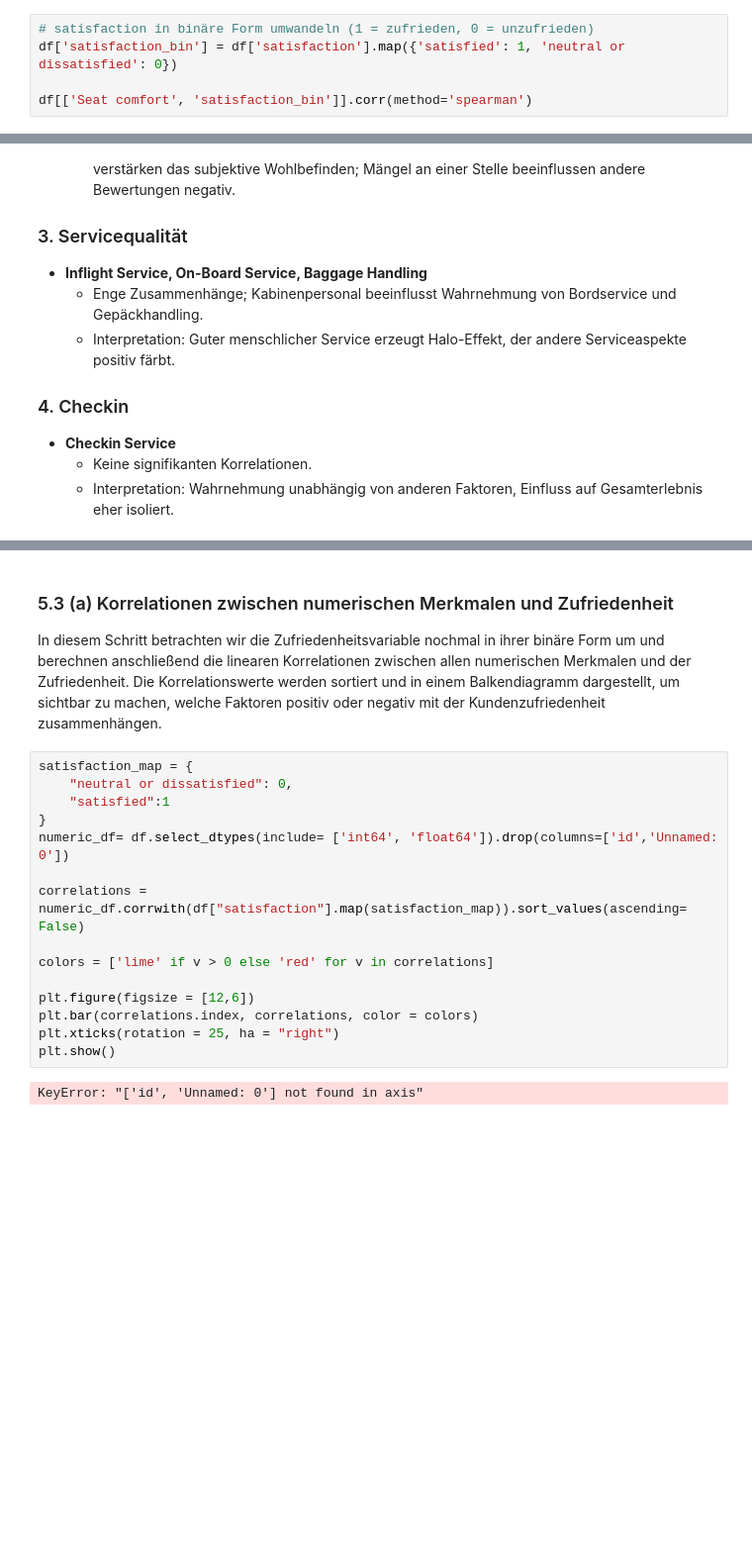
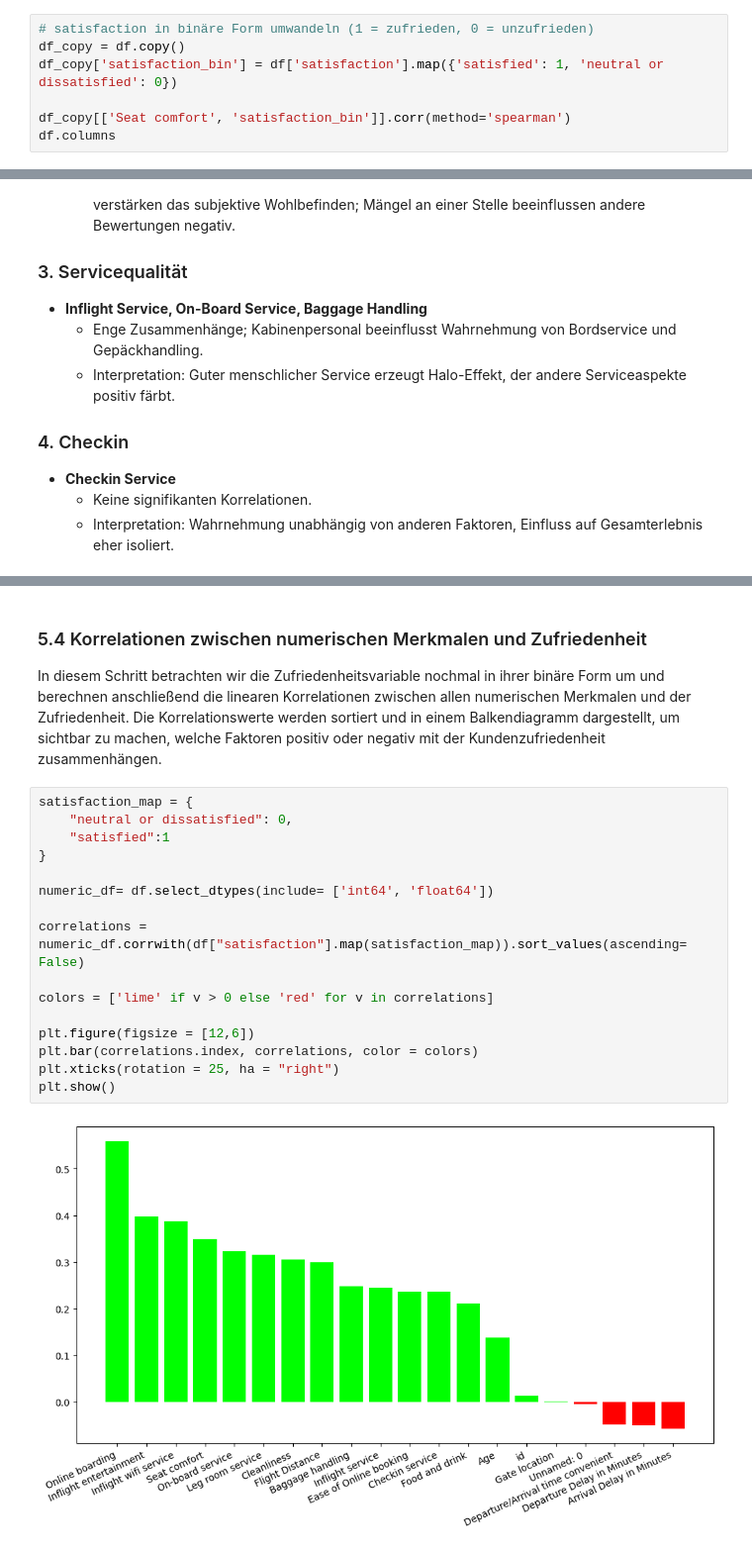
Before and after one commit to Sulphur1407/DSKI-Portfolio-1, a Jupyter notebook: PortfolioFinalVersion.ipynb, the cells around one changed output, grey strips where cells are left out. Shown: that part at 99% size. Cells and saved outputs as stored; diff of their text form; blank space fills up the shorter version.

```diff
--- a/PortfolioFinalVersion.ipynb
+++ b/PortfolioFinalVersion.ipynb
@@ -449,7 +545,9 @@ Basierend auf den Skalenniveaus in unserem Datensatz ergeben sich folgende Zuord
 Methode: Spearman (ordinal)
 # %%
 # satisfaction in binäre Form umwandeln (1 = zufrieden, 0 = unzufrieden)
-df['satisfaction_bin'] = df['satisfaction'].map({'satisfied': 1, 'neutral or dissatisfied': 0})
+df_copy = df.copy()
+df_copy['satisfaction_bin'] = df['satisfaction'].map({'satisfied': 1, 'neutral or dissatisfied': 0})
 
-df[['Seat comfort', 'satisfaction_bin']].corr(method='spearman')
+df_copy[['Seat comfort', 'satisfaction_bin']].corr(method='spearman')
+df.columns
 # %% [output]
@@ -555,21 +688,22 @@ plt.show()
 # %% [markdown]
-### 5.3 (a)  Korrelationen zwischen numerischen Merkmalen und Zufriedenheit
+### 5.4 Korrelationen zwischen numerischen Merkmalen und Zufriedenheit
 In diesem Schritt betrachten wir die Zufriedenheitsvariable nochmal in ihrer binäre Form um und berechnen anschließend die linearen Korrelationen zwischen allen numerischen Merkmalen und der Zufriedenheit. Die Korrelationswerte werden sortiert und in einem Balkendiagramm dargestellt, um sichtbar zu machen, welche Faktoren positiv oder negativ mit der Kundenzufriedenheit zusammenhängen.
 # %%
 satisfaction_map = {
     "neutral or dissatisfied": 0,
     "satisfied":1
 }
-numeric_df= df.select_dtypes(include= ['int64', 'float64']).drop(columns=['id','Unnamed: 0'])
+
+numeric_df= df.select_dtypes(include= ['int64', 'float64'])
 
 correlations = numeric_df.corrwith(df["satisfaction"].map(satisfaction_map)).sort_values(ascending= False)
 
 colors = ['lime' if v > 0 else 'red' for v in correlations]
 
 plt.figure(figsize = [12,6])
 plt.bar(correlations.index, correlations, color = colors)
 plt.xticks(rotation = 25, ha = "right")
 plt.show()
 # %% [output]
-KeyError: "['id', 'Unnamed: 0'] not found in axis"
+[figure, added]
 # %% [markdown]
```
Also changed, not shown: parts of 20 cells of this notebook.
